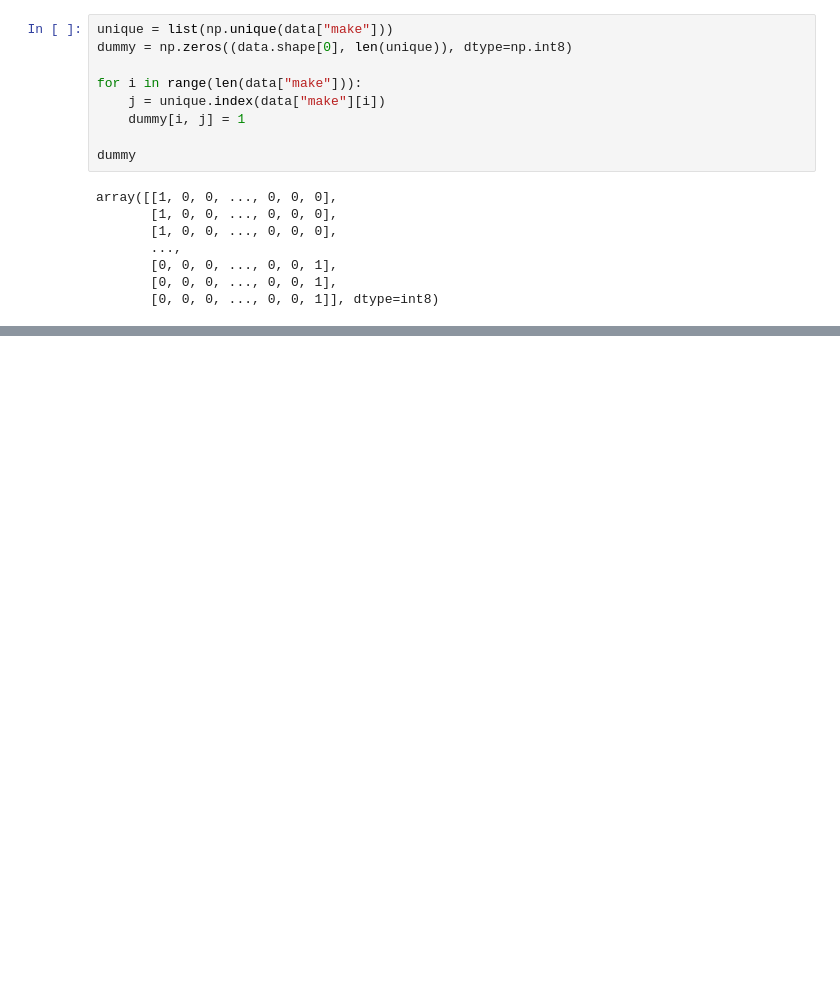
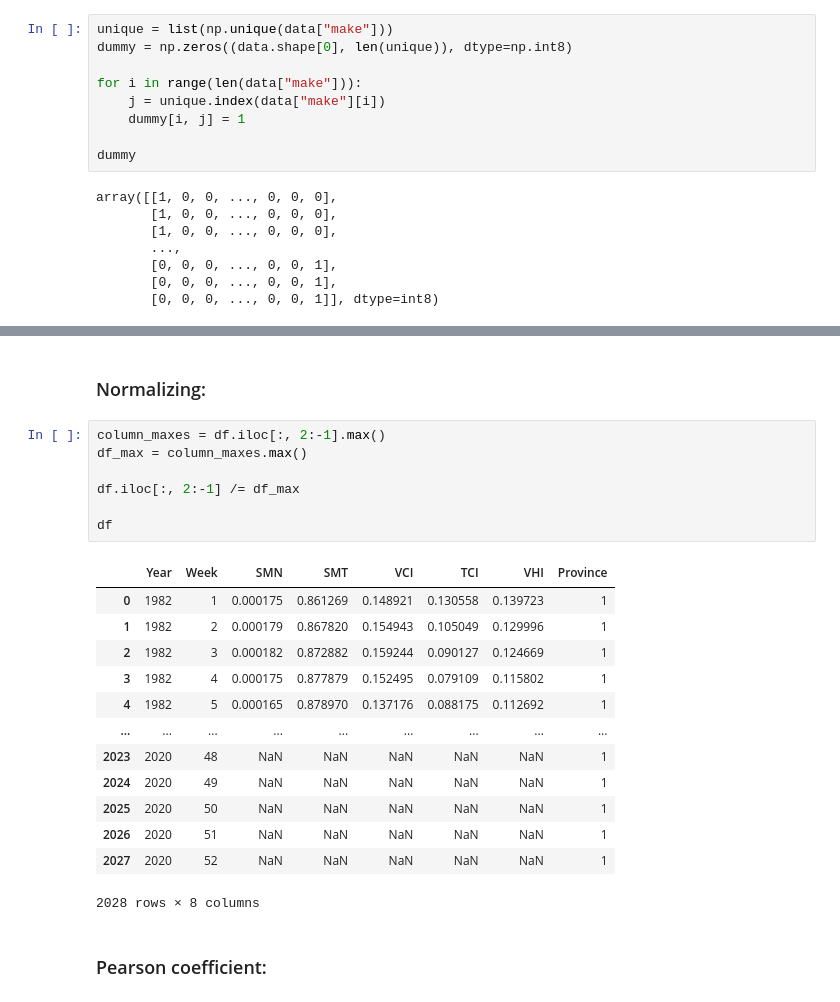
Before and after one commit to Pavel3P/Data-Science, a Jupyter notebook: 3/3.ipynb, the cells around one changed output, grey strips where cells are left out. Saved outputs shown, nothing was run; the diff lists cells and outputs as text; blank space fills up the shorter version.

```diff
--- a/3/3.ipynb
+++ b/3/3.ipynb
@@ -407,0 +513,25 @@ array([[1, 0, 0, ..., 0, 0, 0],
+# %% [markdown]
+### Normalizing:
+# %%
+column_maxes = df.iloc[:, 2:-1].max()
+df_max = column_maxes.max()
+
+df.iloc[:, 2:-1] /= df_max
+
+df
+# %% [output]
+|  | Year | Week | SMN | SMT | VCI | TCI | VHI | Province |
+| 0 | 1982 | 1 | 0.000175 | 0.861269 | 0.148921 | 0.130558 | 0.139723 | 1 |
+| 1 | 1982 | 2 | 0.000179 | 0.867820 | 0.154943 | 0.105049 | 0.129996 | 1 |
+| 2 | 1982 | 3 | 0.000182 | 0.872882 | 0.159244 | 0.090127 | 0.124669 | 1 |
+| 3 | 1982 | 4 | 0.000175 | 0.877879 | 0.152495 | 0.079109 | 0.115802 | 1 |
+| 4 | 1982 | 5 | 0.000165 | 0.878970 | 0.137176 | 0.088175 | 0.112692 | 1 |
+| ... | ... | ... | ... | ... | ... | ... | ... | ... |
+| 2023 | 2020 | 48 | NaN | NaN | NaN | NaN | NaN | 1 |
+| 2024 | 2020 | 49 | NaN | NaN | NaN | NaN | NaN | 1 |
+| 2025 | 2020 | 50 | NaN | NaN | NaN | NaN | NaN | 1 |
+| 2026 | 2020 | 51 | NaN | NaN | NaN | NaN | NaN | 1 |
+| 2027 | 2020 | 52 | NaN | NaN | NaN | NaN | NaN | 1 |
+2028 rows × 8 columns
+# %% [markdown]
+### Pearson coefficient:
```
Also changed, not shown: parts of 22 cells of this notebook.
